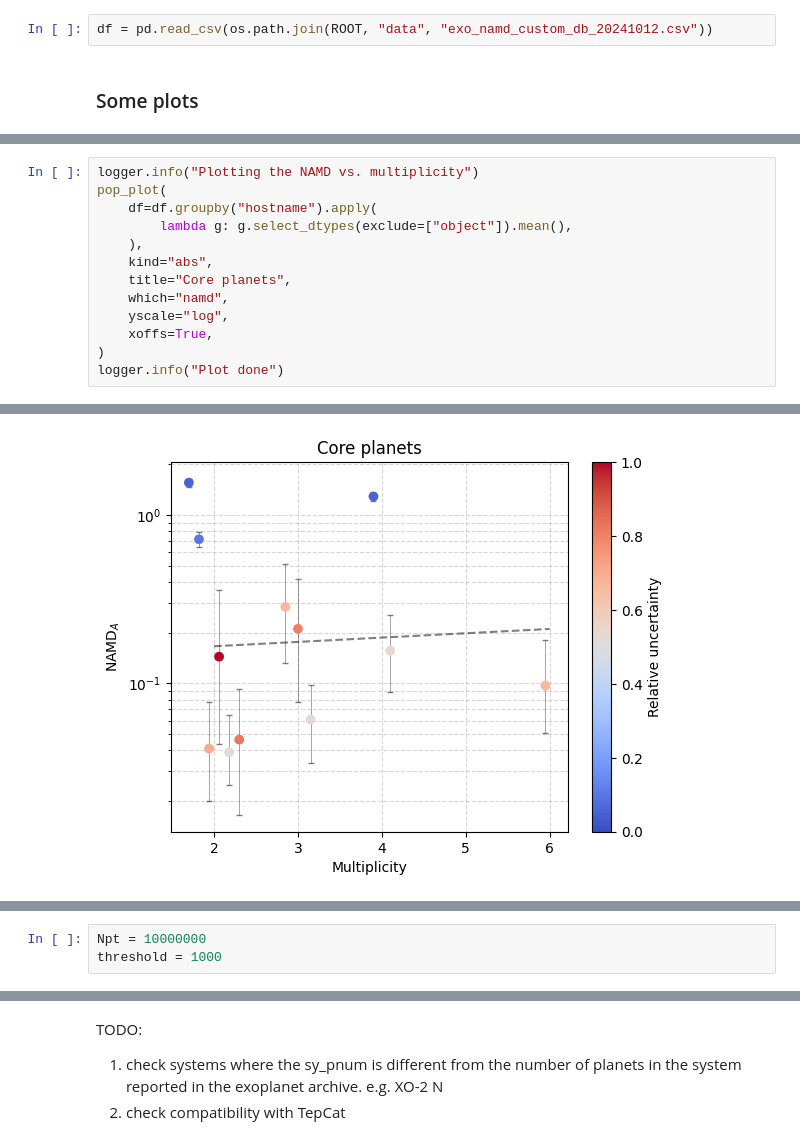
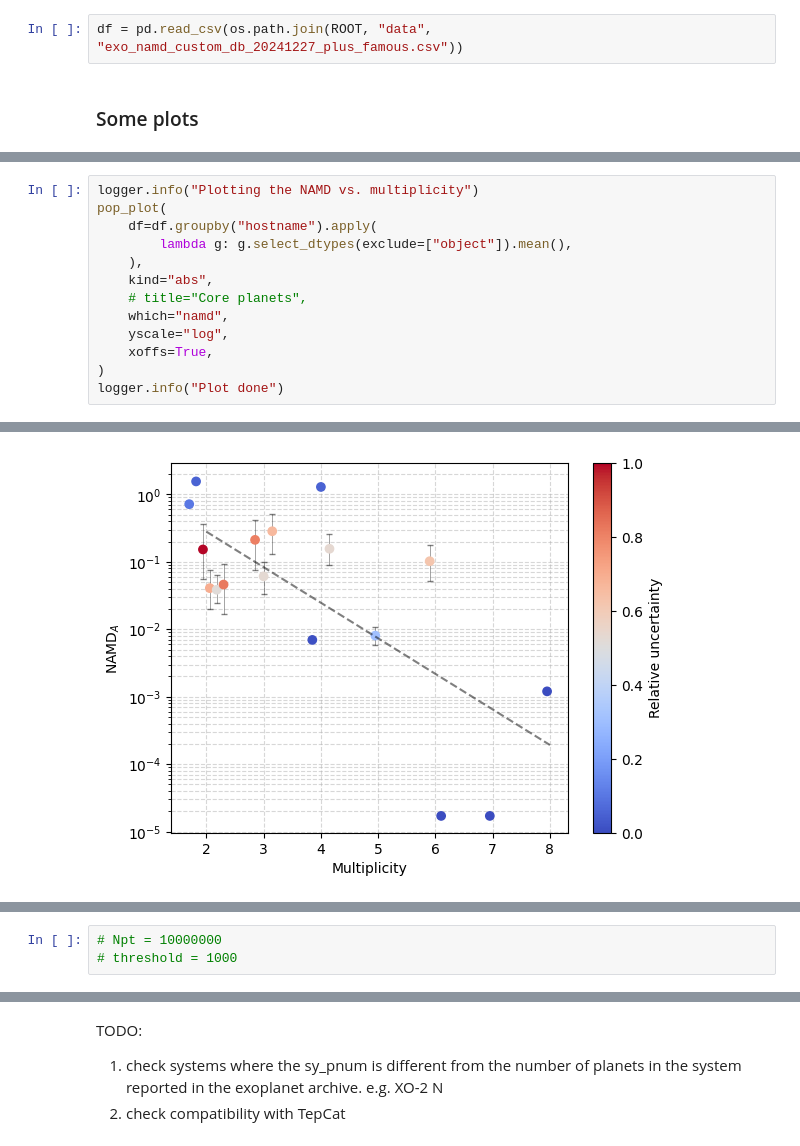
Before and after one commit to abocchieri/ExoNAMD, a Jupyter notebook: notebook/custom.ipynb, the cells around one changed output, grey strips where cells are left out. Drawn from its saved outputs; the diff is of its cells as text.

Commit message:
saving progress done on quadrants plot

```diff
--- a/notebook/custom.ipynb
+++ b/notebook/custom.ipynb
@@ -385,5 +390,5 @@ logger.info(f"Database stored at {out_path}")
 # %%
-df = pd.read_csv(os.path.join(ROOT, "data", "exo_namd_custom_db_20241012.csv"))
+df = pd.read_csv(os.path.join(ROOT, "data", "exo_namd_custom_db_20241227_plus_famous.csv"))
 # %% [markdown]
 ### Some plots
 # %%
@@ -410,7 +415,7 @@ pop_plot(
         lambda g: g.select_dtypes(exclude=["object"]).mean(),
     ),
     kind="abs",
-    title="Core planets",
+    # title="Core planets",
     which="namd",
     yscale="log",
     xoffs=True,
@@ -421 +426 @@ logger.info("Plot done")
-[figure, old version]
+[figure, new version]
@@ -423,3 +428,3 @@ logger.info("Plot done")
 # %%
-Npt = 10000000
-threshold = 1000
+# Npt = 10000000
+# threshold = 1000
```
Also changed, not shown: parts of 42 cells of this notebook, 3 other files.
